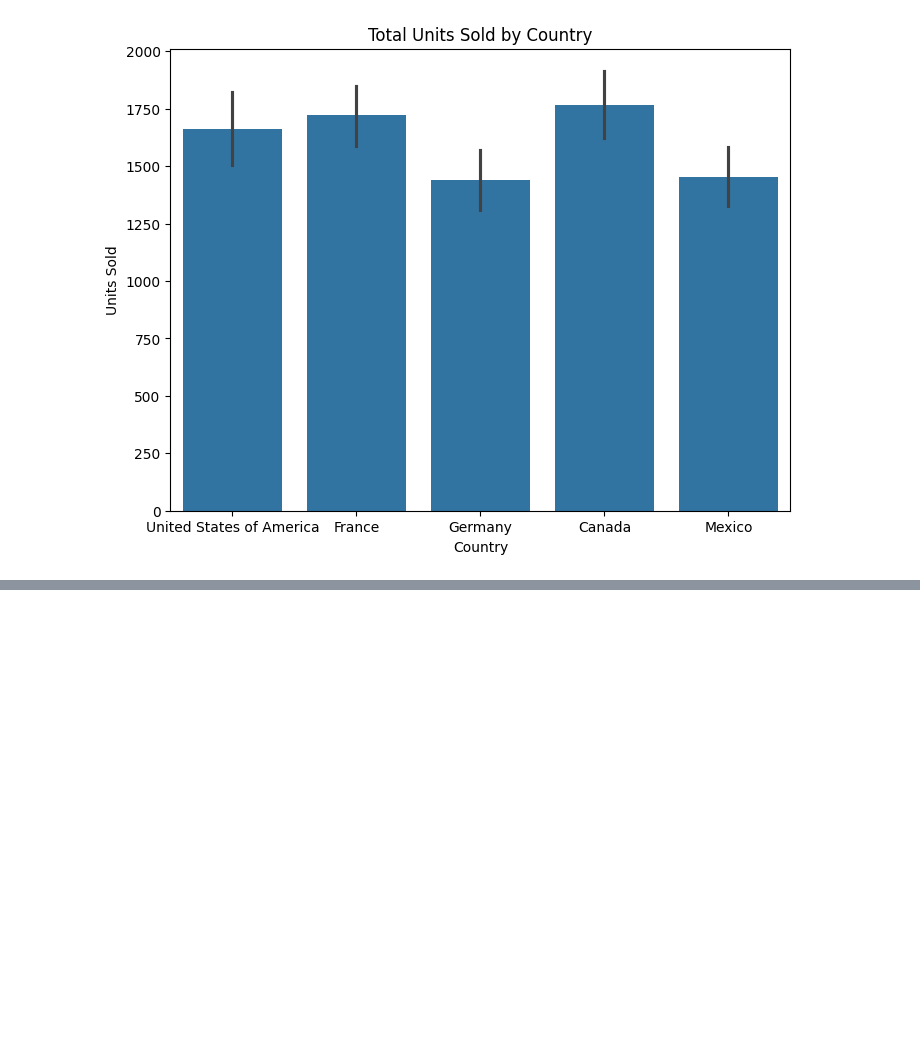
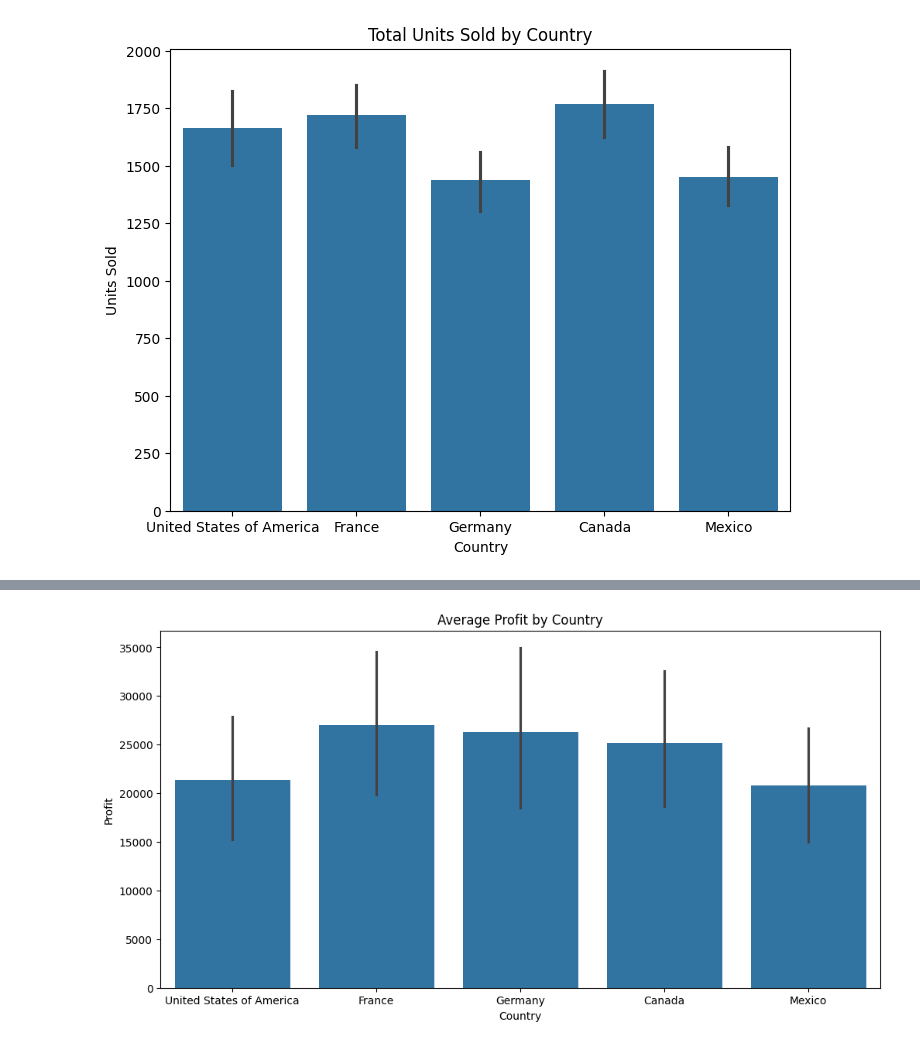
Before and after one commit to KamoheloSebolai/salesAnalysis, a Jupyter notebook: country_analysis.ipynb, the cells around one changed output, grey strips where cells are left out. Drawn from its saved outputs; the diff is of its cells as text; code cells hidden in the pictures; blank space fills up the shorter version.

Commit message:
added Average Profit Margin by Country plot

```diff
--- a/country_analysis.ipynb
+++ b/country_analysis.ipynb
@@ -55,0 +56,7 @@ plt.show()
+# %%
+plt.figure(figsize=(12, 6))
+sns.barplot(x='Country', y='Profit', data=salesData)
+plt.title('Average Profit by Country')
+plt.show()
+# %% [output]
+[figure, added]
```
Also changed, not shown: parts of 2 cells of this notebook.
